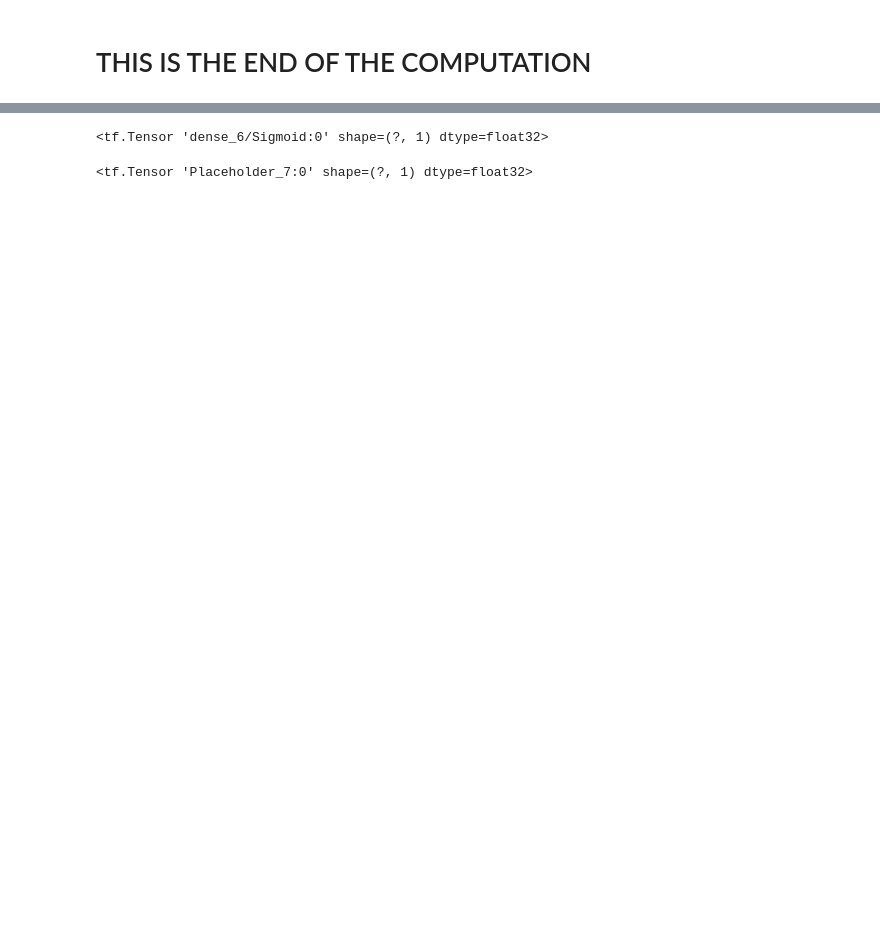
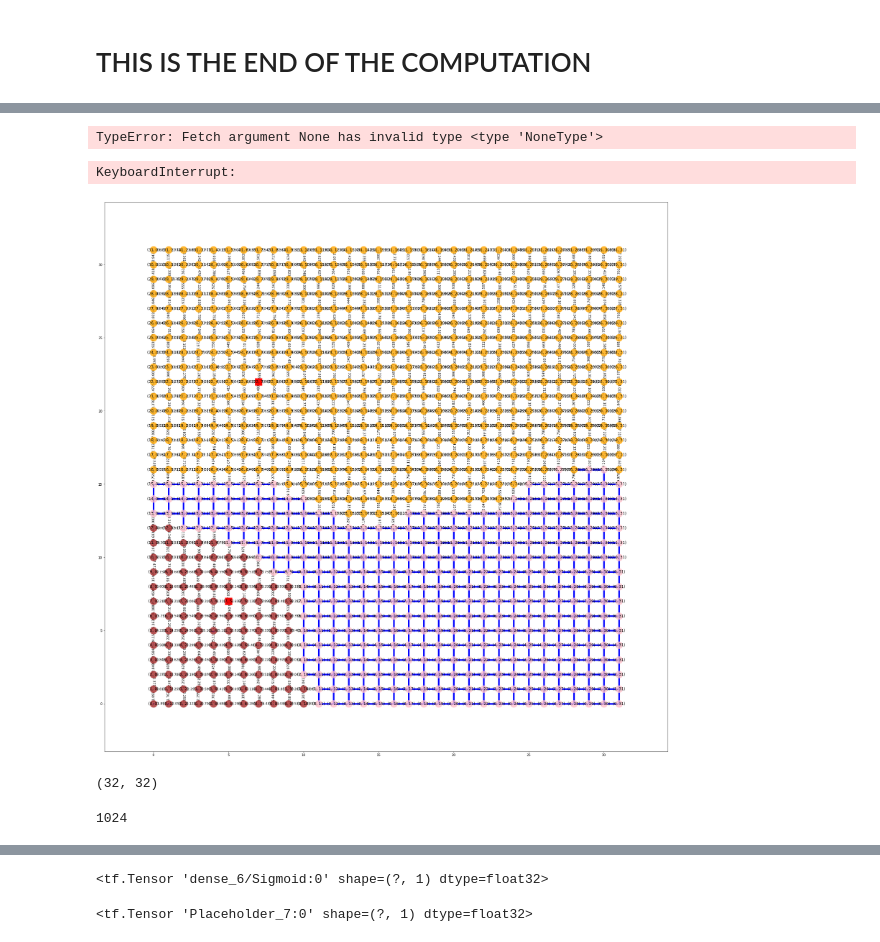
Before and after one commit to Collin-Emerson-Miller/Learned-Watershed-Segmentation, a Jupyter notebook: Pipeline.ipynb, the cells around one changed output, grey strips where cells are left out. Cells and saved outputs as stored; diff of their text form; code cells hidden in the pictures; blank space fills up the shorter version.

```diff
--- a/Pipeline.ipynb
+++ b/Pipeline.ipynb
@@ -613,10 +592,12 @@ def manually_check_loss(images, weights):
     loss = 0
 
     with sess.as_default():
-        for i, (weight, image) in enumerate(zip(weights, images)):
-            image = np.expand_dims(image, axis=0)
-            altitude = sess.run(f_static, feed_dict={image_placeholder: image})
-            loss += (weight * altitude)
+        altitudes = sess.run(f_static, feed_dict={image_placeholder: images,
+                                                  keras.backend.learning_phase(): 0})
+
+        loss = np.dot(weights, altitudes)
+
+        print altitudes
 
     return loss
 # %%
@@ -1037,0 +1121,10 @@ class Watershed:
+# %%
+logging.shutdown()
+logging.basicConfig(filename='example.log', filemode='w', level=logging.DEBUG)
+plt.clf()
+
+w = Watershed(window_size=window_size)
+
+w.seeds = seeds
+
+w.fit(img, gt, epochs=5, verbose=True)
@@ -1038,8 +1139,8 @@ class Watershed:
 # %%
 # Set image size
-image_tl = (15,10)
-image_size = (100, 100)
-window_size = (5, 5)
+image_tl = (100,100)
+image_size = (252, 252)
+window_size = (15, 15)
 
 #import Images
 img = cv2.imread('1O.jpg', 0)
@@ -1067,6 +1168,8 @@ for line in f:
     y = int(float(re.split(' ', line)[1]))
     seed = (x, y)
 
+
+
     if x >= image_tl[0] and x <= image_tl[0] + image_size[0]:
         if y >= image_tl[1] and y <= image_tl[1] + image_size[1]:
             x = x - image_tl[0]
@@ -1113,10 +1178,0 @@ sess.run(tf.global_variables_initializer())
-# %%
-logging.shutdown()
-logging.basicConfig(filename='example.log', filemode='w', level=logging.DEBUG)
-plt.clf()
-
-w = Watershed(window_size=window_size)
-
-w.seeds = seeds
-
-w.fit(img, gt)
@@ -1124,0 +1216,21 @@ w.fit(img, gt)
+# %%
+with sess.as_default():
+    g_and_v = sess.run(grads_and_vars, feed_dict={image_placeholder: images,
+                                                  gradient_weights: np.expand_dims(weights, axis=0),
+                                                  keras.backend.learning_phase(): 0})
+g_and_v[0][0]
+# %% [output]
+TypeError: Fetch argument None has invalid type <type 'NoneType'>
+# %%
+view_graph(w.image, w.image_graph)
+# %% [output]
+KeyboardInterrupt:
+[figure, added]
+# %%
+w.image.shape
+# %% [output]
+(32, 32)
+# %%
+w.image_graph.number_of_nodes()
+# %% [output]
+1024
```
Also changed, not shown: parts of 58 cells of this notebook, 17 other files.
